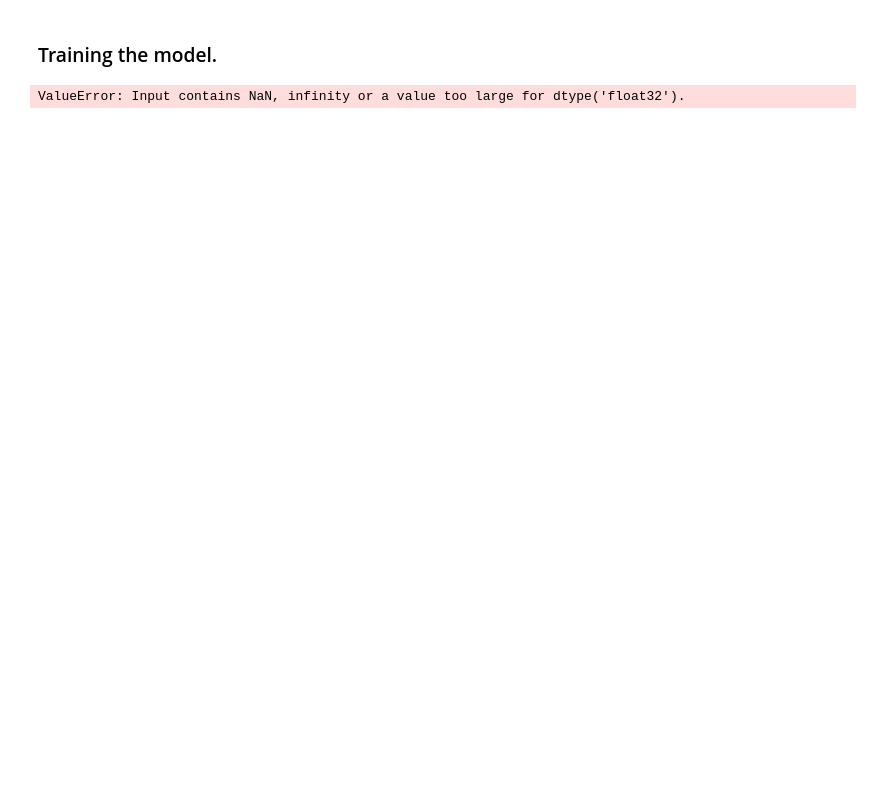
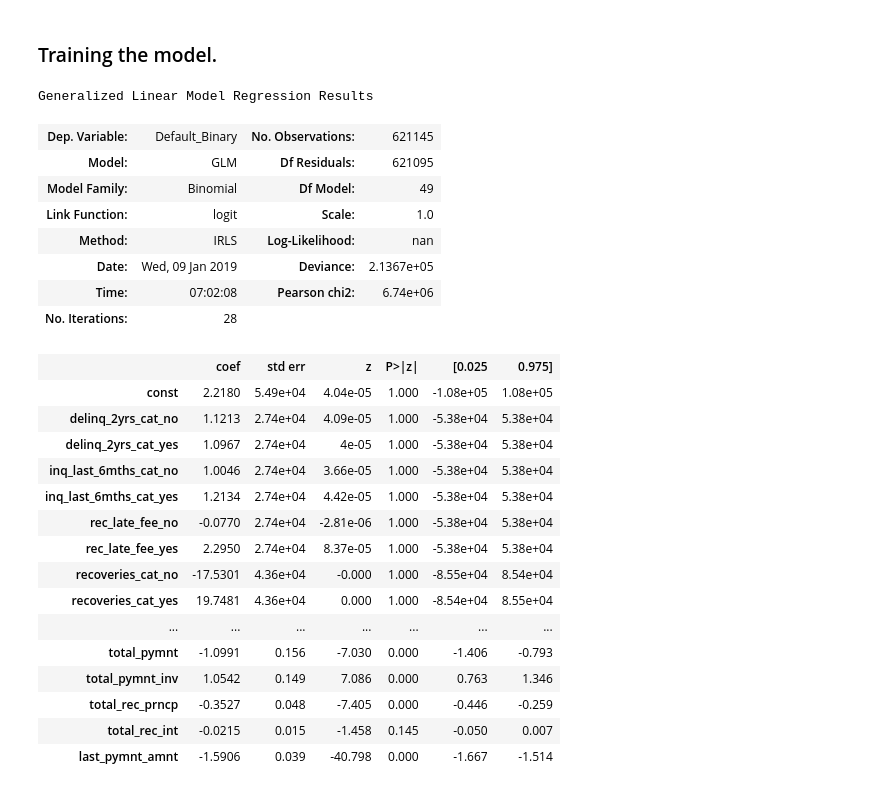
Before and after one commit to sanjogh777/Project1, a Jupyter notebook: Machine Learning/ML Model.ipynb, the cells around one changed output. Drawn from its saved outputs; the diff is of its cells as text; code cells hidden in the pictures; blank space fills up the shorter version.

Commit message:
Model Fitting

```diff
--- a/Machine Learning/ML Model.ipynb
+++ b/Machine Learning/ML Model.ipynb
@@ -157,0 +221,2 @@ final_loan.drop('addr_state', axis = 1, inplace = True)
+# %%
+final_loan = final_loan[~np.isnan(final_loan['total_acc'])]
@@ -167,6 +247,3 @@ from sklearn import preprocessing
 # %%
-X= final_loan.drop('Default_Binary', axis=1)
+X= final_loan.drop(['Default_Binary'], axis=1)
 y= final_loan['Default_Binary']
-# %%
-X = X.as_matrix().astype(np.float)
-y = y.as_matrix().astype(np.float)
@@ -216,5 +250,2 @@ def run_models(X_train, y_train, X_test, y_test, model_type = 'Non-balanced'):
 # %%
-X_train, X_test, y_train, y_test = train_test_split(X, y, test_size=0.4, random_state=0)
-models_report, conf_matrix = run_models(X_train, y_train, X_test, y_test, model_type = 'Non-balanced')
+X_train, X_test, y_train, y_test = train_test_split(X, y, train_size = 0.7, test_size=0.3, random_state=100)
-# %% [output]
-ValueError: Input contains NaN, infinity or a value too large for dtype('float32').
@@ -220,0 +254,29 @@ ValueError: Input contains NaN, infinity or a value too large for dtype('float32
+# %%
+logr1 = sm.GLM(y_train, (sm.add_constant(X_train)), family = sm.families.Binomial())
+logr1.fit().summary()
+# %% [output]
+Generalized Linear Model Regression Results
+| Dep. Variable: | Default_Binary | No. Observations: | 621145 |
+| Model: | GLM | Df Residuals: | 621095 |
+| Model Family: | Binomial | Df Model: | 49 |
+| Link Function: | logit | Scale: | 1.0 |
+| Method: | IRLS | Log-Likelihood: | nan |
+| Date: | Wed, 09 Jan 2019 | Deviance: | 2.1367e+05 |
+| Time: | 07:02:08 | Pearson chi2: | 6.74e+06 |
+| No. Iterations: | 28 |  |  |
+|  | coef | std err | z | P>|z| | [0.025 | 0.975] |
+| const | 2.2180 | 5.49e+04 | 4.04e-05 | 1.000 | -1.08e+05 | 1.08e+05 |
+| delinq_2yrs_cat_no | 1.1213 | 2.74e+04 | 4.09e-05 | 1.000 | -5.38e+04 | 5.38e+04 |
+| delinq_2yrs_cat_yes | 1.0967 | 2.74e+04 | 4e-05 | 1.000 | -5.38e+04 | 5.38e+04 |
+| inq_last_6mths_cat_no | 1.0046 | 2.74e+04 | 3.66e-05 | 1.000 | -5.38e+04 | 5.38e+04 |
+| inq_last_6mths_cat_yes | 1.2134 | 2.74e+04 | 4.42e-05 | 1.000 | -5.38e+04 | 5.38e+04 |
+| rec_late_fee_no | -0.0770 | 2.74e+04 | -2.81e-06 | 1.000 | -5.38e+04 | 5.38e+04 |
+| rec_late_fee_yes | 2.2950 | 2.74e+04 | 8.37e-05 | 1.000 | -5.38e+04 | 5.38e+04 |
+| recoveries_cat_no | -17.5301 | 4.36e+04 | -0.000 | 1.000 | -8.55e+04 | 8.54e+04 |
+| recoveries_cat_yes | 19.7481 | 4.36e+04 | 0.000 | 1.000 | -8.54e+04 | 8.55e+04 |
+| ... | ... | ... | ... | ... | ... | ... |
+| total_pymnt | -1.0991 | 0.156 | -7.030 | 0.000 | -1.406 | -0.793 |
+| total_pymnt_inv | 1.0542 | 0.149 | 7.086 | 0.000 | 0.763 | 1.346 |
+| total_rec_prncp | -0.3527 | 0.048 | -7.405 | 0.000 | -0.446 | -0.259 |
+| total_rec_int | -0.0215 | 0.015 | -1.458 | 0.145 | -0.050 | 0.007 |
+| last_pymnt_amnt | -1.5906 | 0.039 | -40.798 | 0.000 | -1.667 | -1.514 |
```
Also changed, not shown: parts of 14 cells of this notebook.
